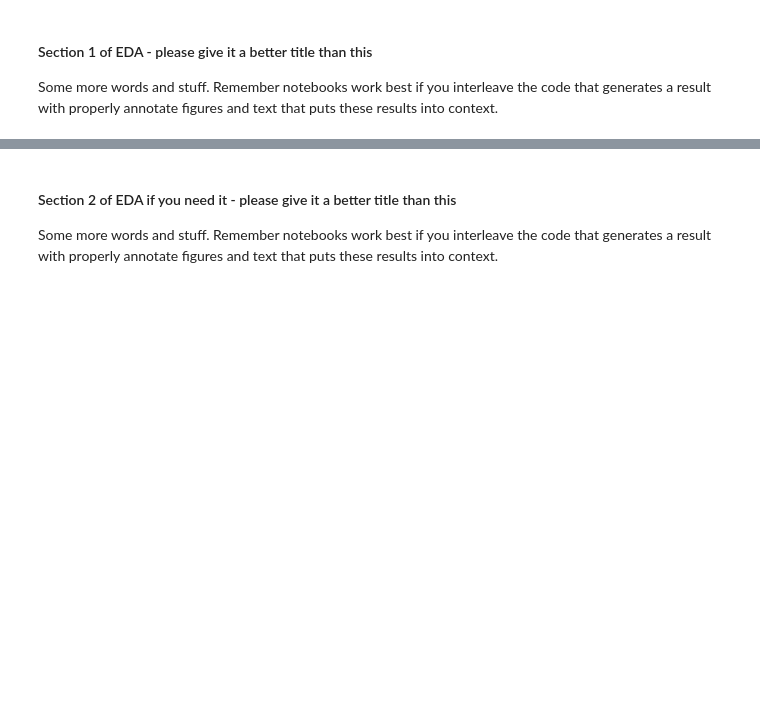
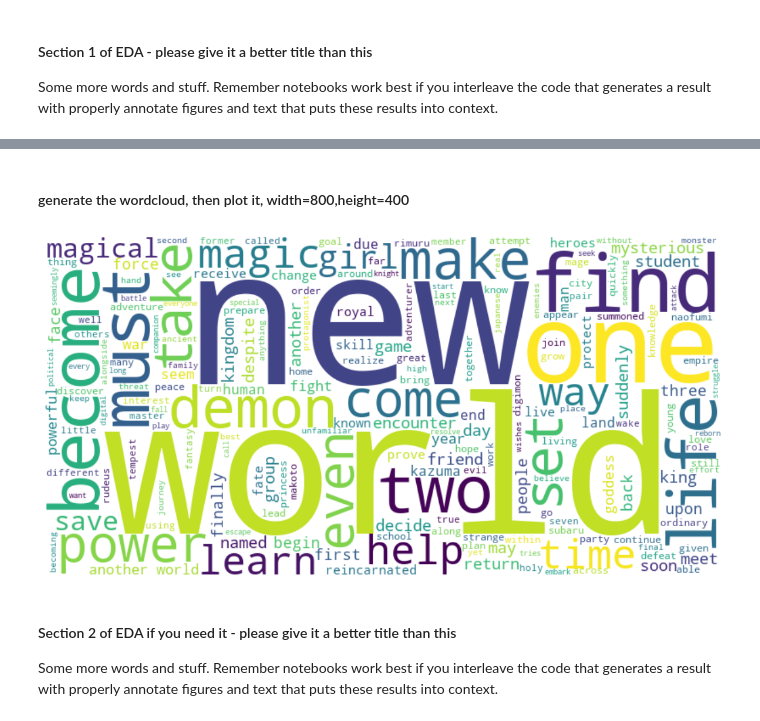
Before and after one commit to COGS108/Group139_WI26, a Jupyter notebook: 02-EDACheckpoint.ipynb, the cells around one changed output, grey strips where cells are left out. Drawn from its saved outputs; the diff is of its cells as text; code cells hidden in the pictures; blank space fills up the shorter version.

Commit message:
wordcloud implement

```diff
--- a/02-EDACheckpoint.ipynb
+++ b/02-EDACheckpoint.ipynb
@@ -377,3 +476,28 @@ df
+# %%
+#prepare stopwords
+stop_words = set(stopwords.words('english'))
+stop_words.update (['anime','story','character','series'])
+# %%
+#preprocessing text function
+def clean_text(text):
+    if not isinstance(text,str) : return ""
+    tokens = text.lower().split()
+    clean_tokens = [t for t in tokens if t.isalpha() and t not in stop_words]
+    return " ".join (clean_tokens)
+# %%
+real_isekai['clean_synopsis'] = real_isekai['synopsis'].apply(clean_text)
+# %%
+high_score_text = "".join(real_isekai[real_isekai['score'] > 7.0] ['clean_synopsis'])
+# %% [markdown]
+#### generate the wordcloud, then plot it, width=800,height=400
+# %%
+wc = WordCloud(width = 800, height=400,background_color='white').generate(high_score_text)
+plt.figure(figsize=(15, 7.5))
+plt.imshow(wc, interpolation='bilinear')
+plt.axis('off')
+plt.show()
+# %% [output]
+[figure, added]
 # %% [markdown]
 #### Section 2 of EDA if you need it  - please give it a better title than this
 
```
Also changed, not shown: parts of 18 cells of this notebook.
